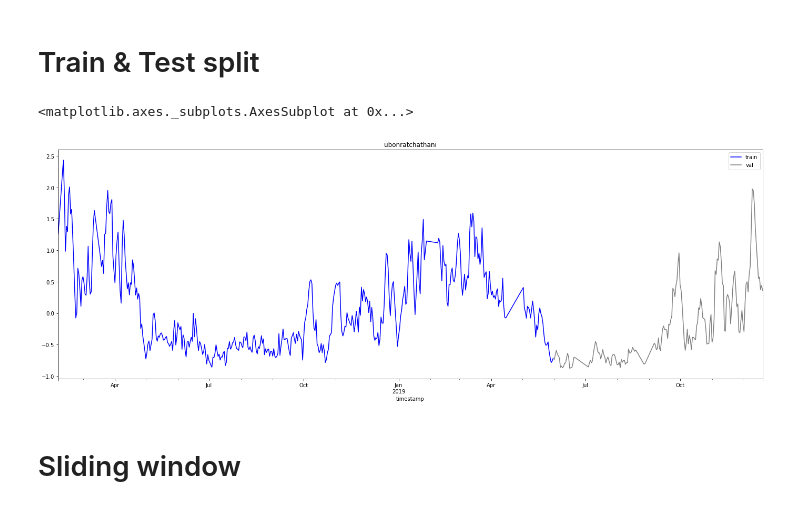
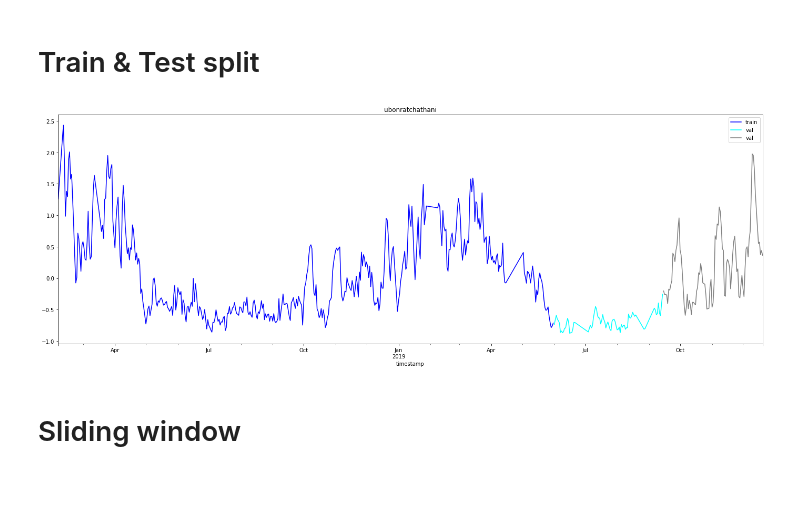
Before and after one commit to anythingth2/PM2.5_Analysis, a Jupyter notebook: Forecasting.ipynb, the cells around one changed output. Saved outputs shown, nothing was run; the diff lists cells and outputs as text; code cells hidden in the pictures.

Commit message:
add test set

```diff
--- a/Forecasting.ipynb
+++ b/Forecasting.ipynb
@@ -84,20 +84,23 @@ sensor_df.loc[demo_city_name].plot(x='timestamp', y='pm', figsize=(24, 8))
 # %% [markdown]
 # Train & Test split
 # %%
-split_date = '2019-06-01'
-train_sensor = sensor_df[sensor_df['timestamp'] < split_date]
-val_sensor = sensor_df[sensor_df['timestamp'] >= split_date]
+val_split_date = '2019-06-01'
+test_split_date = '2019-09-15'
+train_sensor = sensor_df[sensor_df['timestamp'] < val_split_date]
+val_sensor = sensor_df[(sensor_df['timestamp'] >= val_split_date) & (sensor_df['timestamp'] < test_split_date)]
+test_sensor = sensor_df[sensor_df['timestamp'] >= test_split_date]
 # %%
 train_city = train_sensor.loc[demo_city_name]
-val_city = test_sensor.loc[demo_city_name]
-
+val_city = val_sensor.loc[demo_city_name]
+test_city = test_sensor.loc[demo_city_name]
 ax = train_city.plot(x='timestamp', y='pm', color='blue',
                      kind='line', label='train')
-val_city.plot(x='timestamp', y='pm', color='grey', kind='line',
+ax = val_city.plot(x='timestamp', y='pm', color='cyan', kind='line',
                title=demo_city_name, label='val', figsize=(24, 8), ax=ax)
+ax = test_city.plot(x='timestamp', y='pm', color='grey', kind='line',
+               title=demo_city_name, label='val', figsize=(24, 8), ax=ax)
 # %% [output]
-<matplotlib.axes._subplots.AxesSubplot at 0x...>
-[figure, old version]
+[figure, new version]
 # %% [markdown]
 # Sliding window
 # %%
```
Also changed, not shown: parts of 10 cells of this notebook.
